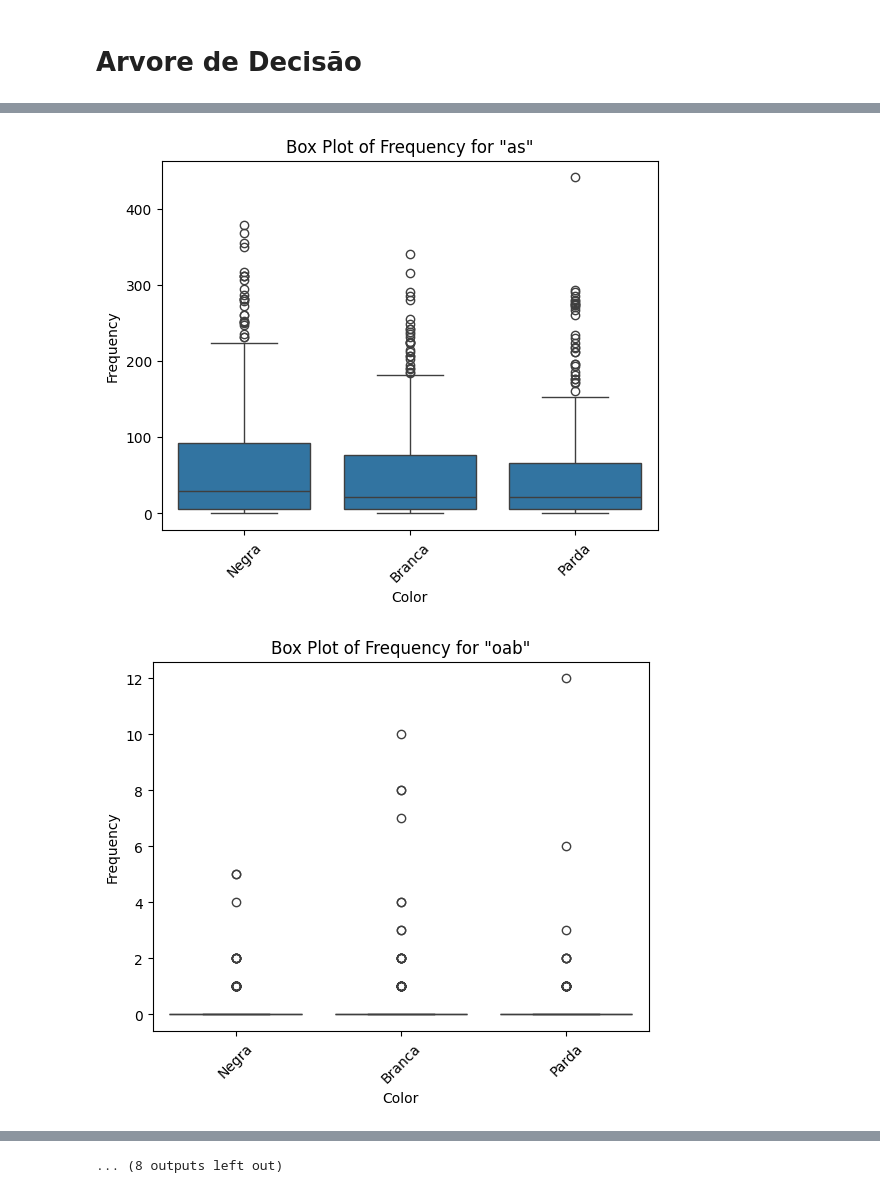
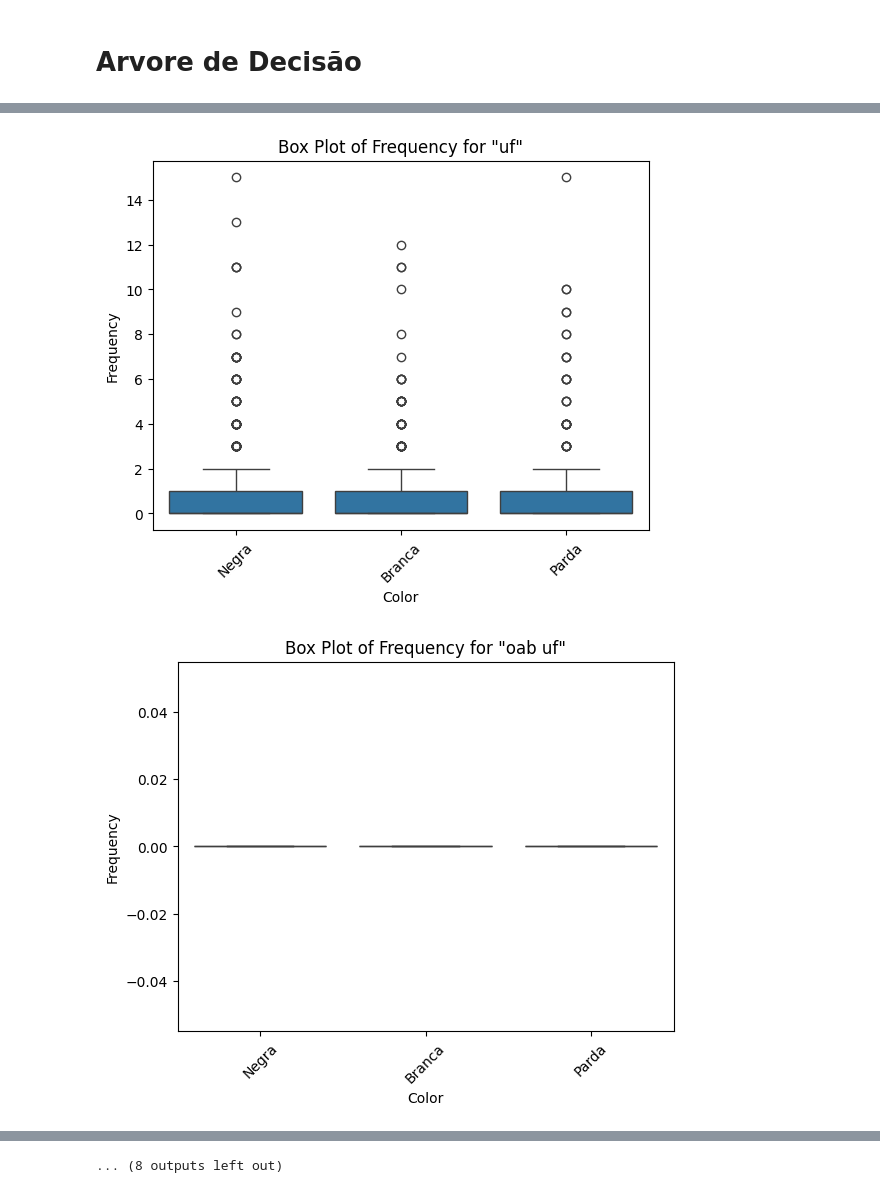
Before and after one commit to Davi-Ga/crawler-api, a Jupyter notebook: app/ML/classificacao_vies_racial.ipynb, the cells around one changed output, grey strips where cells are left out. Cells and saved outputs as stored; diff of their text form; code cells hidden in the pictures.

```diff
--- a/app/ML/classificacao_vies_racial.ipynb
+++ b/app/ML/classificacao_vies_racial.ipynb
@@ -579,9 +581,11 @@ df = pd.read_csv("./datasets/updated_file.csv", encoding="utf-8")
 df = df.dropna(subset=["Original_Text", "Color", "Label"])
 
 # Inicializar o vetorizador TF-IDF
-df["Original_Text"].apply(preprocess_text)
-vectorizer = TfidfVectorizer()
-X = vectorizer.fit_transform(df["Original_Text"])
+
+stop_words = set(stopwords.words('portuguese'))
+
+Tfidf = TfidfVectorizer(stop_words=(stopwords.words('portuguese')), ngram_range=(1,2) )
+X = Tfidf.fit_transform(df["Original_Text"])
 y = df["Color"]
 # %%
 import seaborn as sns
@@ -589,7 +593,7 @@ import matplotlib.pyplot as plt
 from sklearn.model_selection import train_test_split
 
 X_train, X_test, y_train, y_test = train_test_split(X, y, test_size=0.2, random_state=42)
-feature_names = vectorizer.get_feature_names_out()
+feature_names = Tfidf.get_feature_names_out()
 
 
 word_frequencies = X_train.sum(axis=0).A1
@@ -620,2 +624,2 @@ for word in top_10_words['Word']:
-[figure, old version]
+[figure, new version]
-[figure, old version]
+[figure, new version]
```
Also changed, not shown: parts of 25 cells of this notebook, 11 other files.
